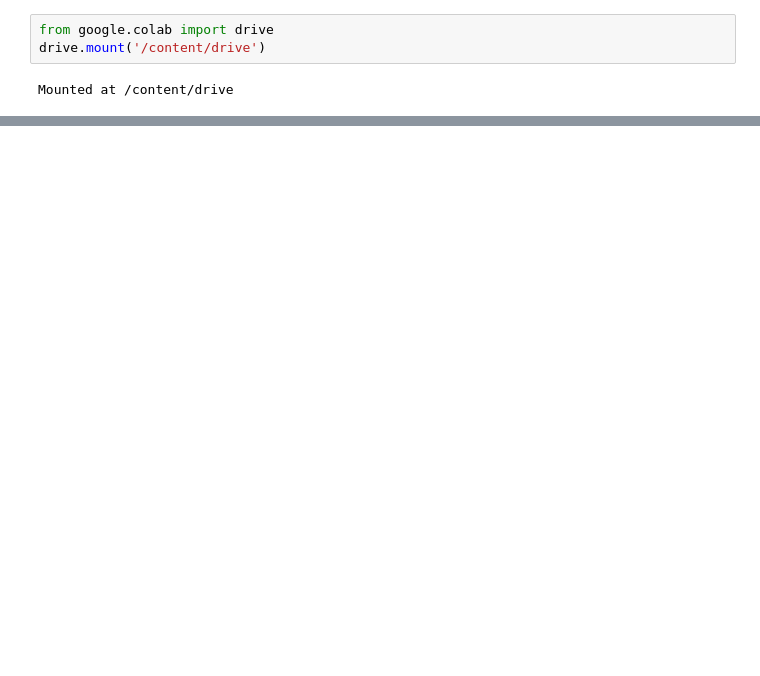
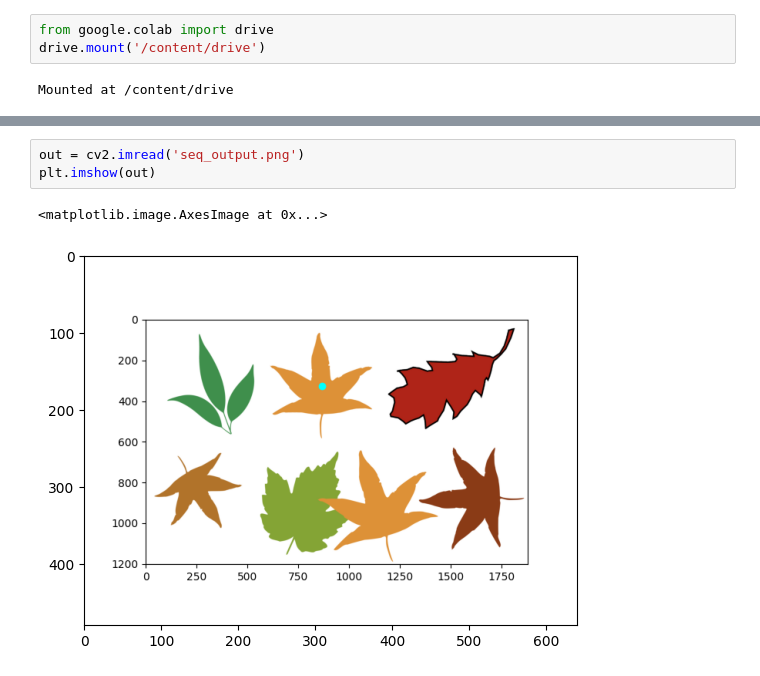
Before and after one commit to lavData/ltss_seminar, a Jupyter notebook: test.ipynb, the cells around one changed output, grey strips where cells are left out. Drawn from its saved outputs; the diff is of its cells as text; blank space fills up the shorter version.

```diff
--- a/test.ipynb
+++ b/test.ipynb
@@ -331,0 +292,6 @@ Overwriting sequence_ght_numba.py
+# %%
+out = cv2.imread('seq_output.png')
+plt.imshow(out)
+# %% [output]
+<matplotlib.image.AxesImage at 0x...>
+[figure, added]
```
Also changed, not shown: parts of 10 cells of this notebook.
